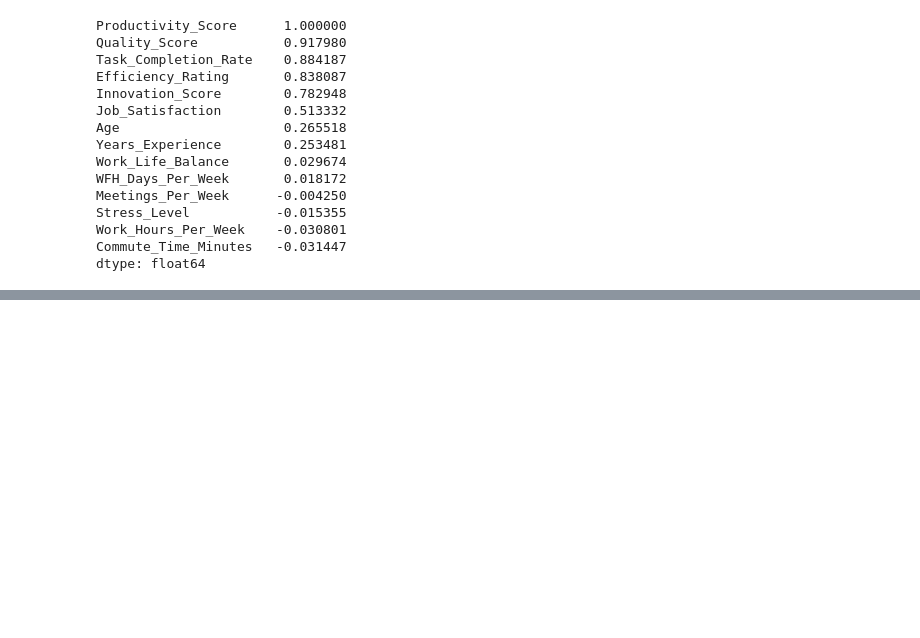
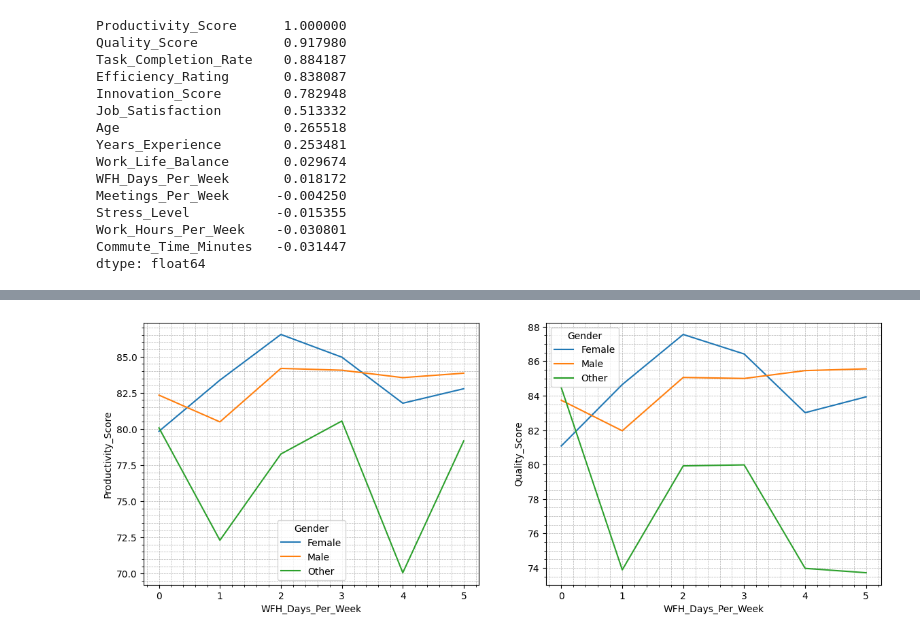
Before and after one commit to sarmuh/Remote-Work-Productivity-ML, a Jupyter notebook: notebooks/data_info.ipynb, the cells around one changed output, grey strips where cells are left out. Cells and saved outputs as stored; diff of their text form; code cells hidden in the pictures; blank space fills up the shorter version.

```diff
--- a/notebooks/data_info.ipynb
+++ b/notebooks/data_info.ipynb
@@ -142,0 +197,14 @@ dtype: float64
+# %%
+fig ,ax = plt.subplots(1,2,figsize=(14,5))
+sns.lineplot(data=df, x='WFH_Days_Per_Week', y='Productivity_Score', hue='Gender',errorbar=None, ax=ax[0])
+sns.lineplot(data=df, x='WFH_Days_Per_Week', y='Quality_Score', hue='Gender',errorbar=None, ax=ax[1])
+
+ax[0].grid(which='both', linestyle='--', linewidth=0.5)
+ax[1].grid(which='both', linestyle='--', linewidth=0.5)
+
+ax[0].minorticks_on()
+ax[1].minorticks_on()
+
+plt.show()
+# %% [output]
+[figure, added]
```
Also changed, not shown: parts of 21 cells of this notebook, 2 other files.
